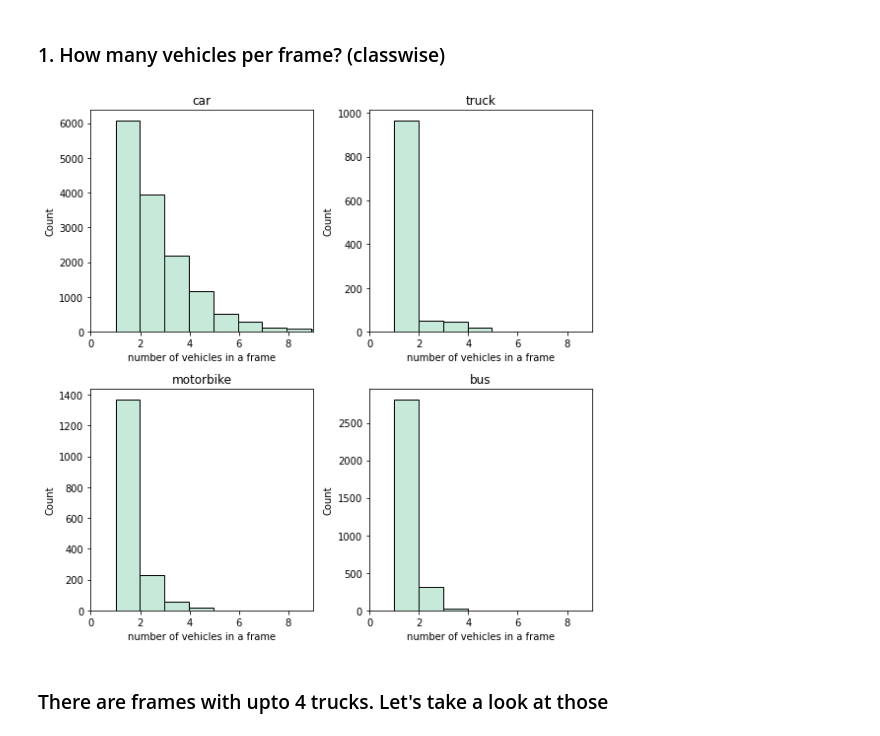
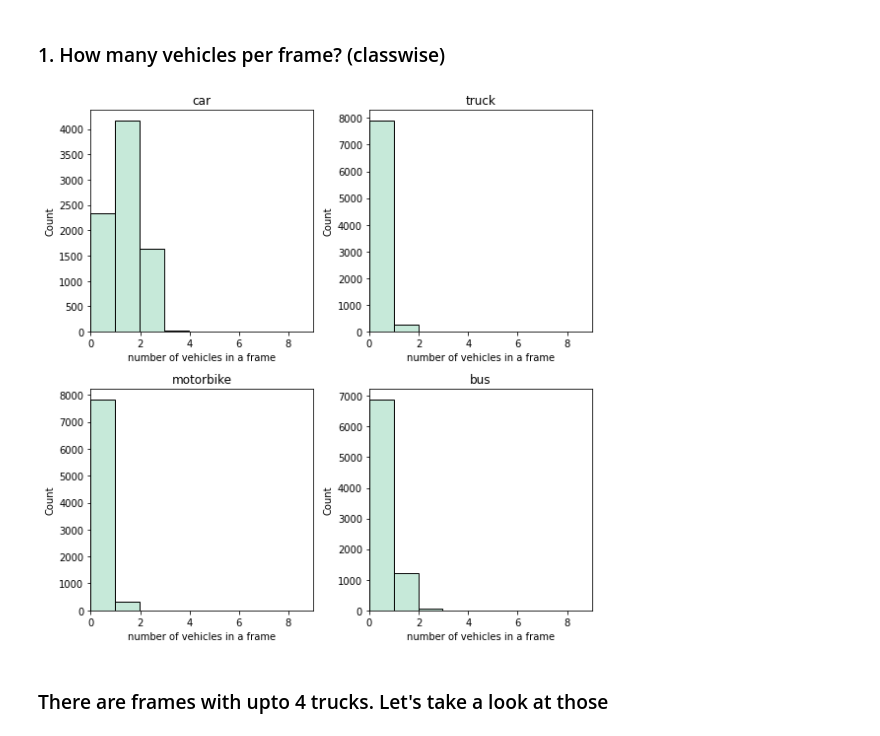
Before and after one commit to Rajsuryan-Singh/master_thesis, a Jupyter notebook: EDA.ipynb, the cells around one changed output. Cells and saved outputs as stored; diff of their text form; code cells hidden in the pictures.

```diff
--- a/EDA.ipynb
+++ b/EDA.ipynb
@@ -145,17 +160,17 @@ for fname in filenames:
 # %%
 plt.figure(figsize = (8, 8))
 for i in range(4):
     category = categories[i]
     cts = np.array(framewise_cts[category])
-    cts = cts[(cts>0) & (cts<10)]                         # don't plot 0s and values greater than 10
+    cts = cts[(cts>=0) & (cts<10)]                         # don't plot 0s and values greater than 10
     plt.subplot(2, 2, i+1)
     sns.histplot(cts, binwidth=0.99)
     plt.title(category)
     plt.xlabel("number of vehicles in a frame")
     plt.xlim(0, 9)
 plt.tight_layout()
 # %% [output]
-[figure, old version]
+[figure, new version]
 # %% [markdown]
 ### There are frames with upto 4 trucks. Let's take a look at those
 # %%
```
Also changed, not shown: parts of 7 cells of this notebook, 5 other files.
